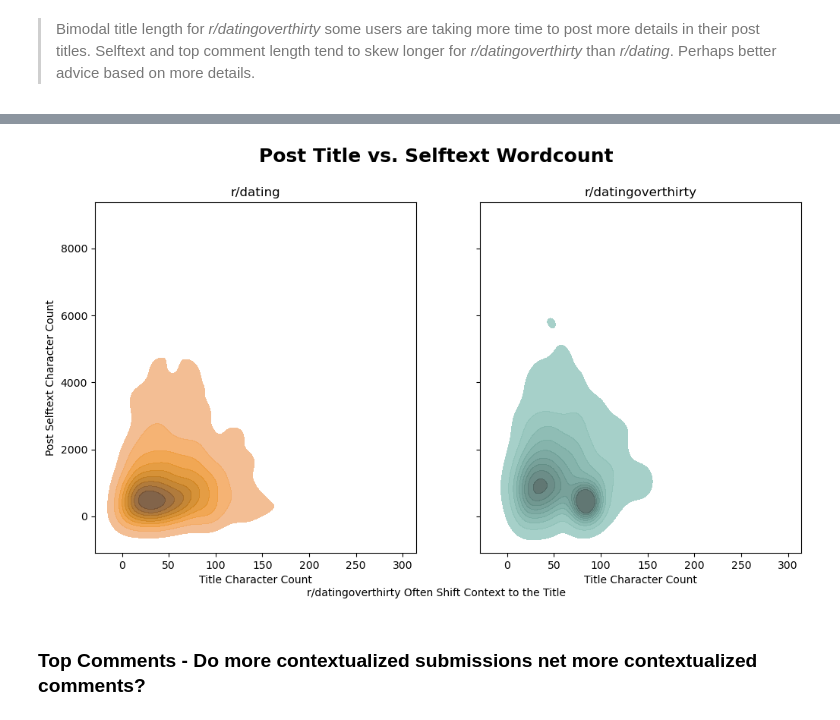
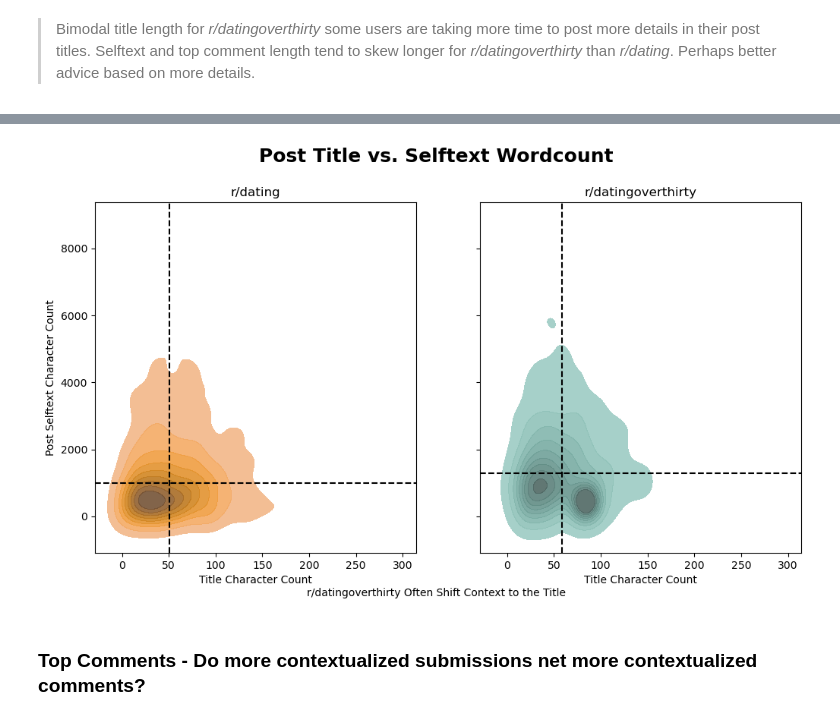
Before and after one commit to bobadams1/reddit_classifier, a Jupyter notebook: code/02_EDA.ipynb, the cells around one changed output, grey strips where cells are left out. Drawn from its saved outputs; the diff is of its cells as text; code cells hidden in the pictures.

```diff
--- a/code/02_EDA.ipynb
+++ b/code/02_EDA.ipynb
@@ -137,20 +137,25 @@ df[['subreddit', 'title', 'selftext',
 # %%
 fig, ax = plt.subplots(1,2, figsize=(12,6), sharex = True, sharey = True)
 fig.suptitle('Post Title vs. Selftext Wordcount', y = 1, size=18, fontweight='bold')
 fig.supxlabel('r/datingoverthirty Often Shift Context to the Title',verticalalignment = 'bottom', size = 10)
 sns.kdeplot(ax = ax[0], data = df[df['subreddit']=='dating'], x='title_characters', y = 'post_characters',
                 hue='subreddit', palette = subreddit_colors, alpha = 0.9, legend = False, fill = True)
 ax[0].set_xlabel("Title Character Count")
 ax[0].set_title('r/dating')
 ax[0].set_ylabel("Post Selftext Character Count")
+ax[0].axhline(df.loc[df['subreddit'] == 'dating', 'post_characters'].mean(), ls = '--', color = 'black')
+ax[0].axvline(df.loc[df['subreddit'] == 'dating', 'title_characters'].mean(), ls = '--', color = 'black')
+
 sns.kdeplot(ax = ax[1], data = df[df['subreddit']=='datingoverthirty'], x='title_characters', y = 'post_characters',
                 hue='subreddit', palette = subreddit_colors, alpha = 0.9, legend = False, fill = True)
 ax[1].set_xlabel("Title Character Count")
 ax[1].set_title('r/datingoverthirty')
 ax[1].set_ylabel("Post Selftext Character Count")
+ax[1].axhline(df.loc[df['subreddit'] == 'datingoverthirty', 'post_characters'].mean(), ls = '--', color = 'black')
+ax[1].axvline(df.loc[df['subreddit'] == 'datingoverthirty', 'title_characters'].mean(), ls = '--', color = 'black')
 plt.savefig(fname = 'images/post_title_length_vs_selftext_length.png',bbox_inches = 'tight')
 # %% [output]
-[figure, old version]
+[figure, new version]
 # %% [markdown]
 ### Top Comments - Do more contextualized submissions net more contextualized comments?
 # %%
```
Also changed, not shown: parts of 1 cell of this notebook, 6 other files.
